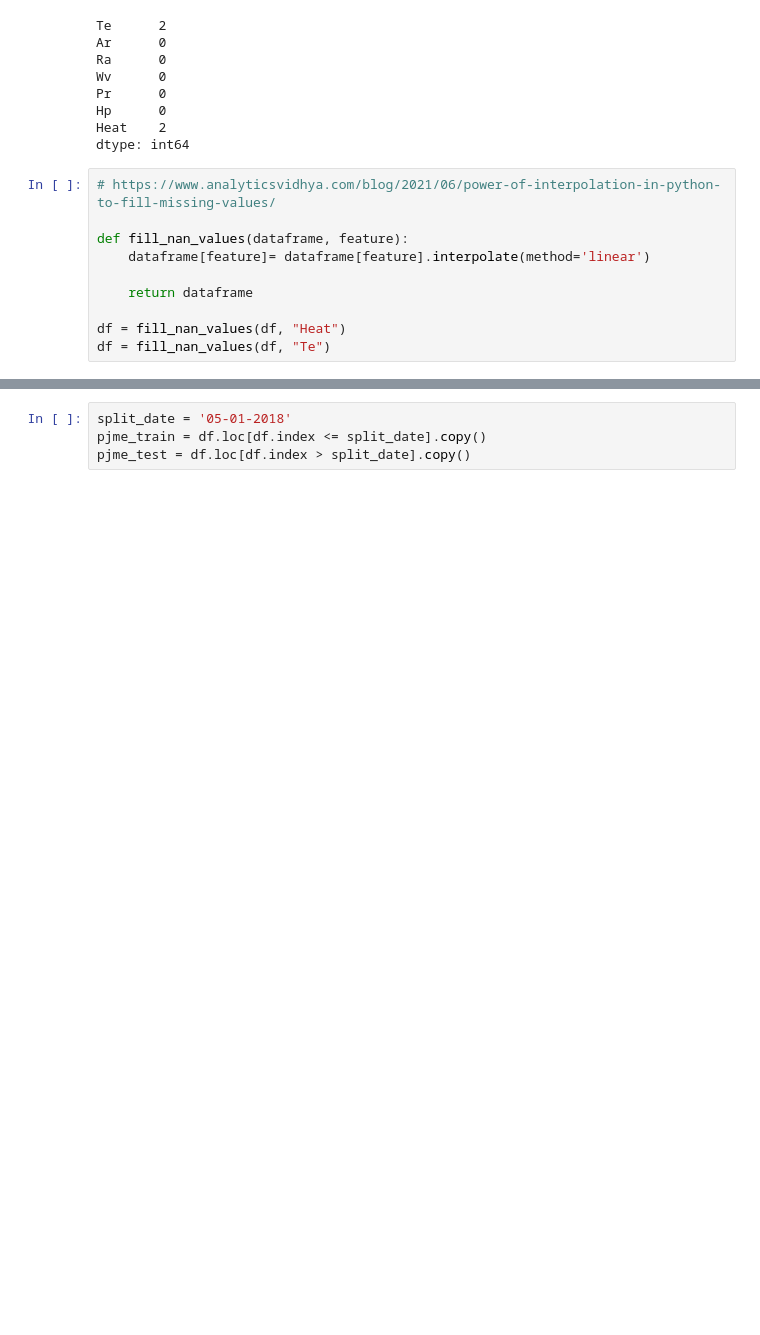
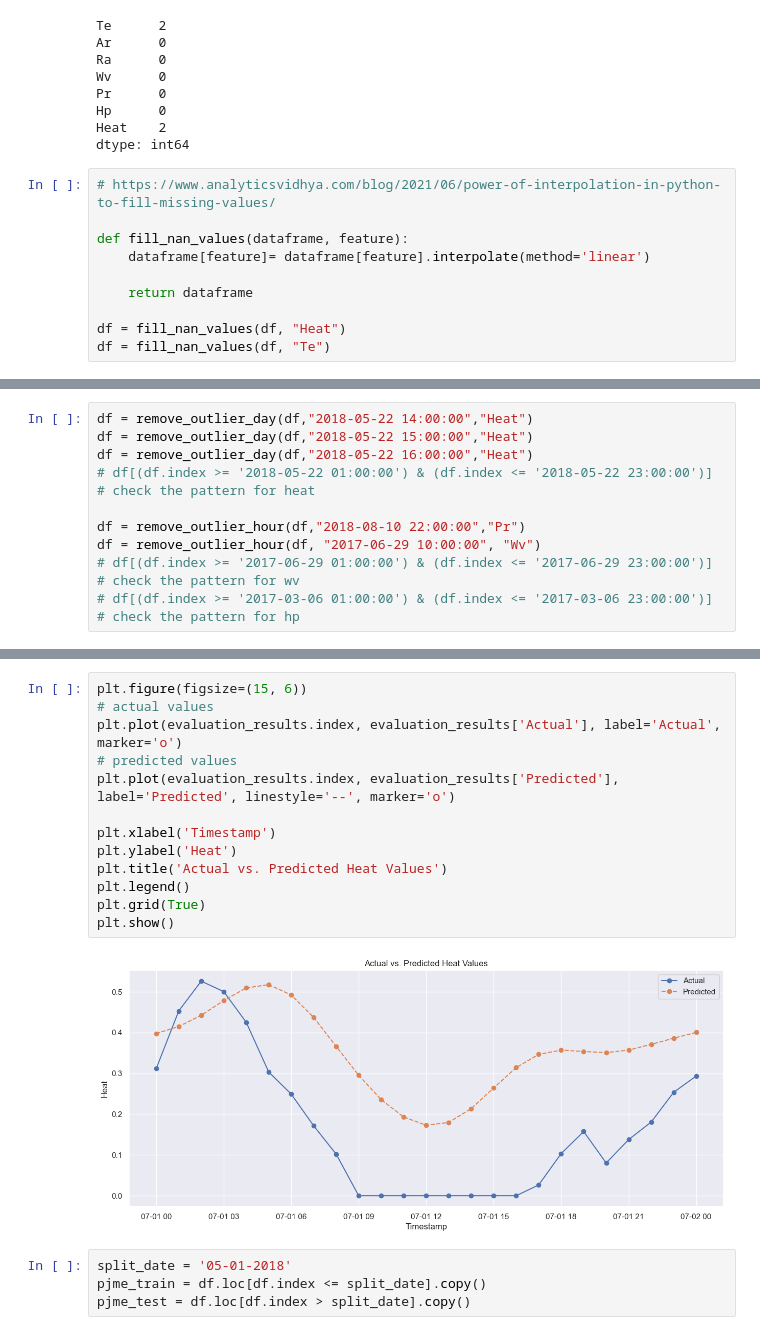
Before and after one commit to melisnv/data-science-projects, a Jupyter notebook: blue-radix-project/greenhouse-assessment.ipynb, the cells around one changed output, grey strips where cells are left out. Saved outputs shown, nothing was run; the diff lists cells and outputs as text; blank space fills up the shorter version.

```diff
--- a/blue-radix-project/greenhouse-assessment.ipynb
+++ b/blue-radix-project/greenhouse-assessment.ipynb
@@ -139,0 +292,10 @@ Timestamp
+# %%
+df = remove_outlier_day(df,"2018-05-22 14:00:00","Heat")
+df = remove_outlier_day(df,"2018-05-22 15:00:00","Heat")
+df = remove_outlier_day(df,"2018-05-22 16:00:00","Heat")
+# df[(df.index >= '2018-05-22 01:00:00') & (df.index <= '2018-05-22 23:00:00')]  # check the pattern for heat
+
+df = remove_outlier_hour(df,"2018-08-10 22:00:00","Pr")
+df = remove_outlier_hour(df, "2017-06-29 10:00:00", "Wv")
+# df[(df.index >= '2017-06-29 01:00:00') & (df.index <= '2017-06-29 23:00:00')] # check the pattern for wv
+# df[(df.index >= '2017-03-06 01:00:00') & (df.index <= '2017-03-06 23:00:00')] # check the pattern for hp
@@ -140,3 +660,18 @@ Timestamp
+# %%
+plt.figure(figsize=(15, 6))
+# actual values
+plt.plot(evaluation_results.index, evaluation_results['Actual'], label='Actual', marker='o')
+# predicted values
+plt.plot(evaluation_results.index, evaluation_results['Predicted'], label='Predicted', linestyle='--', marker='o')
+
+plt.xlabel('Timestamp')
+plt.ylabel('Heat')
+plt.title('Actual vs. Predicted Heat Values')
+plt.legend()
+plt.grid(True)
+plt.show()
+# %% [output]
+[figure, added]
 # %%
 split_date = '05-01-2018'
 pjme_train = df.loc[df.index <= split_date].copy()
```
Also changed, not shown: parts of 48 cells of this notebook.
